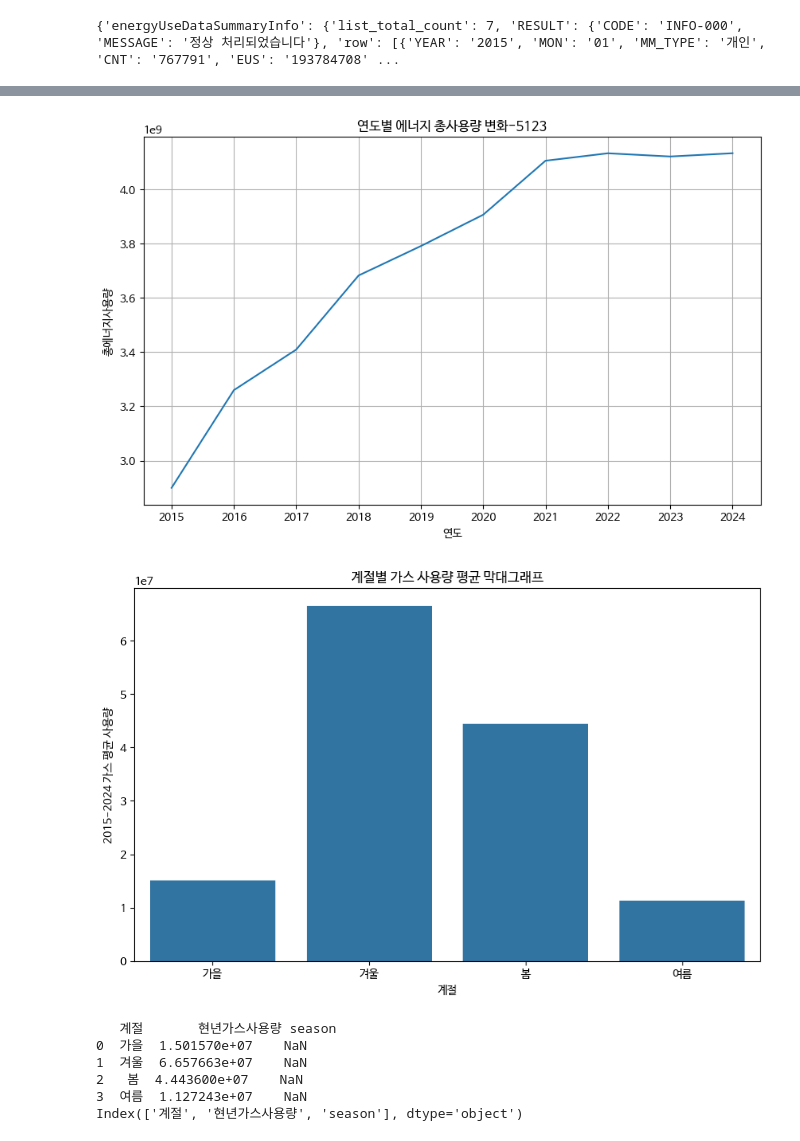
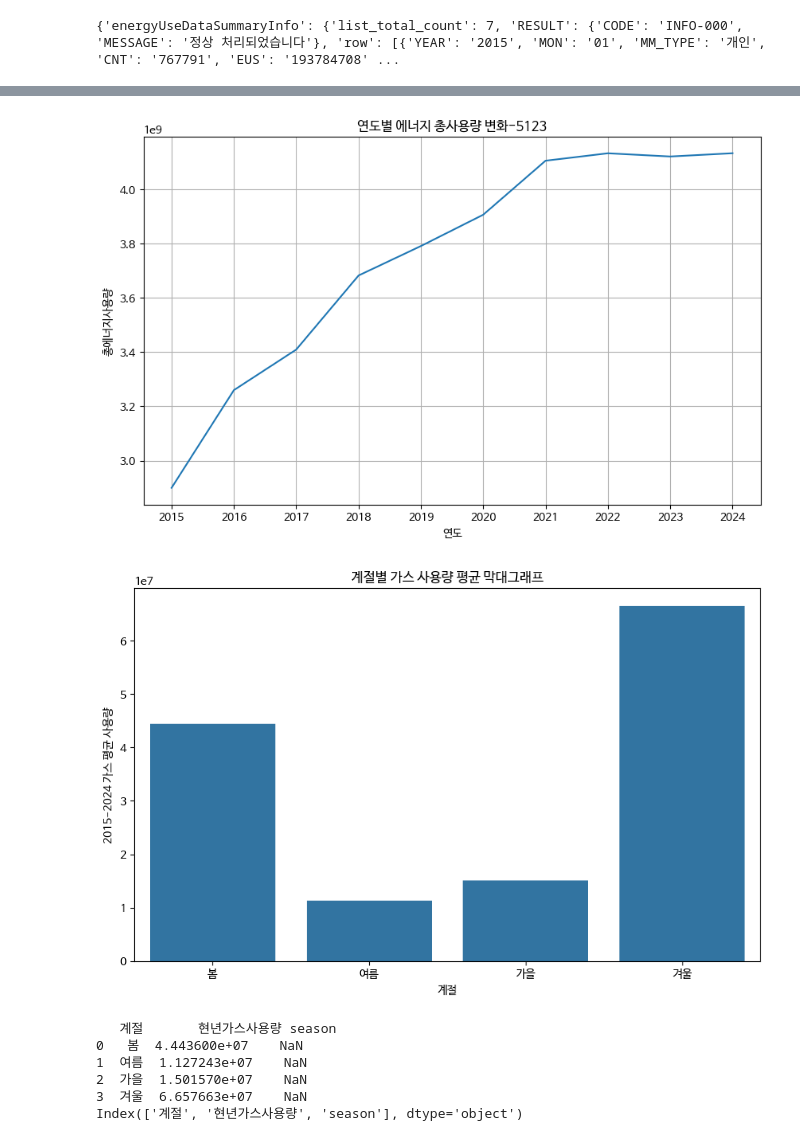
Before and after one commit to yangyu-jin/Data-Analysis-with-Open-Source, a Jupyter notebook: 오픈소스_데이터_분석_4강.ipynb, the cells around one changed output, grey strips where cells are left out. Cells and saved outputs as stored; diff of their text form; code cells hidden in the pictures.

```diff
--- a/오픈소스_데이터_분석_4강.ipynb
+++ b/오픈소스_데이터_분석_4강.ipynb
@@ -656,43 +656,46 @@ plt.show()
 import seaborn as sns
 
 season_GUS = df.groupby('계절')['현년가스사용량'].mean().reset_index()
+categories = ['봄', '여름', '가을', '겨울']
+season_GUS = season_GUS.set_index('계절').loc[categories].reset_index()
+values = season_GUS['현년가스사용량'].tolist()
 season_GUS['season'] = season_GUS['계절'].map({
     0: '봄', 1: '여름', 2: '가을', 3: '겨울'
 })
 plt.figure(figsize = (10, 6))
 sns.barplot(x = '계절', y = '현년가스사용량', data = season_GUS)
 plt.title('계절별 가스 사용량 평균 막대그래프')
 plt.xlabel('계절')
 plt.ylabel('2015-2024 가스 평균 사용량')
 plt.show()
 
 print(season_GUS.head())
 print(season_GUS.columns)
 # %% [output]
 총 호출된 자료 수: 120
 
  필터링된 데이터 (DataFrame 형태):
 계절   연도  월 유형     현년전기사용량      현년가스사용량      현년수도사용량    현년지역난방사용량
 겨울 2015 01 개인 193784708.0 59133720.000 12819757.886 2.274084e+07
 겨울 2015 02 개인 189974230.0 56487358.000 12656888.218 1.879332e+07
  봄 2015 03 개인 175215719.0 49984873.000 12655474.249 1.382635e+07
  봄 2015 04 개인 183891769.0 37306841.000 12954773.246 5.836003e+06
  봄 2015 05 개인 177289769.0 22060892.000 13086734.214 1.320896e+06
 여름 2015 06 개인 186073153.0 12677645.000 14241651.402 2.943126e+05
 여름 2015 07 개인 165114568.0  8893640.000 12083879.038 7.028636e+05
 여름 2015 08 개인 242000479.0  7619018.000 15164553.742 4.602890e+05
 ... (108 lines left out)
 가을 2024 09 개인 409872908.0  5729131.000 15143321.600 3.420507e+06
 가을 2024 10 개인 282268119.0  8233421.000 15297669.900 2.695491e+06
 가을 2024 11 개인 257927956.0 17418221.000 14678672.500 8.836296e+06
 겨울 2024 12 개인 134828126.0 42103424.000  7326853.600 1.513199e+06
 [figure]
-[figure, old version]
+[figure, new version]
    계절       현년가스사용량 season
-0  가을  1.501570e+07    NaN
-1  겨울  6.657663e+07    NaN
-2   봄  4.443600e+07    NaN
-3  여름  1.127243e+07    NaN
+0   봄  4.443600e+07    NaN
+1  여름  1.127243e+07    NaN
+2  가을  1.501570e+07    NaN
+3  겨울  6.657663e+07    NaN
 Index(['계절', '현년가스사용량', 'season'], dtype='object')
 # %%
 !sudo apt-get install -y fonts-nanum
```
